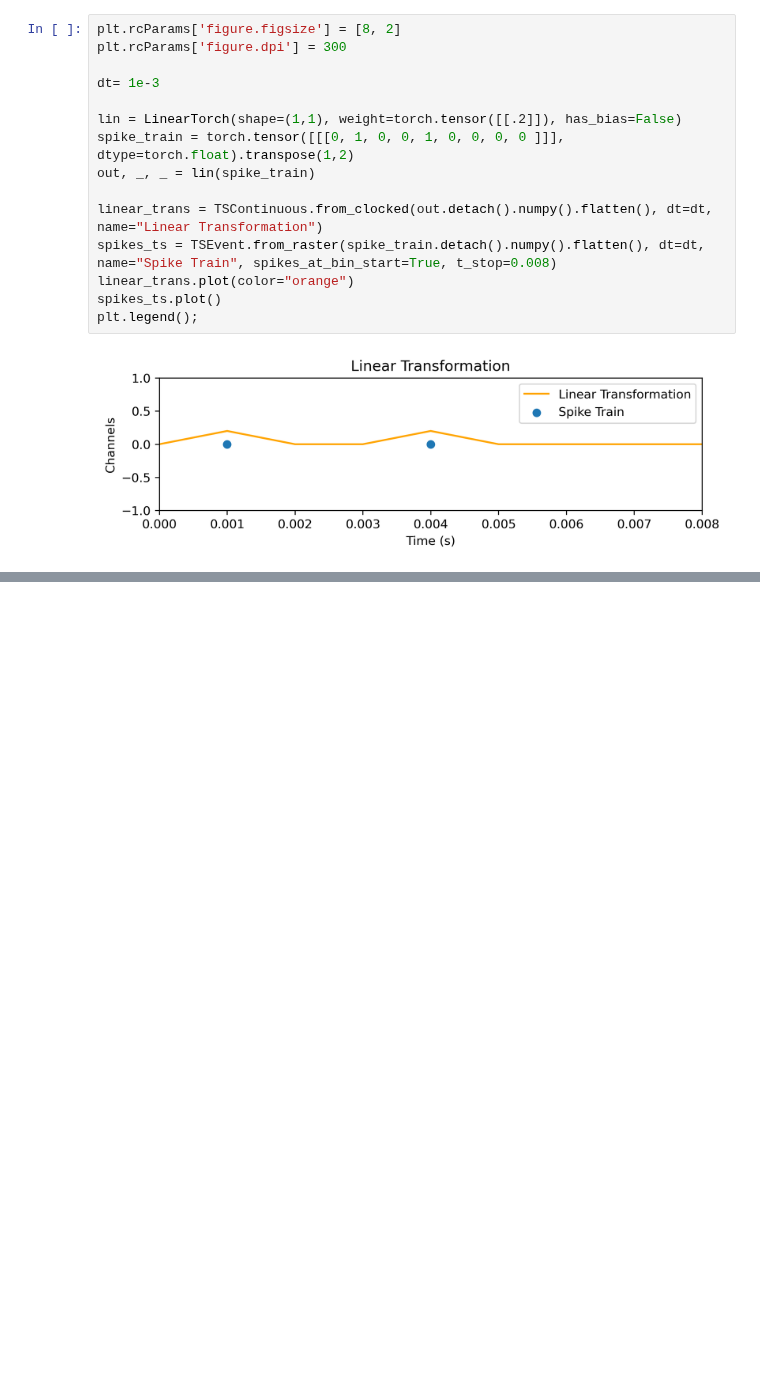
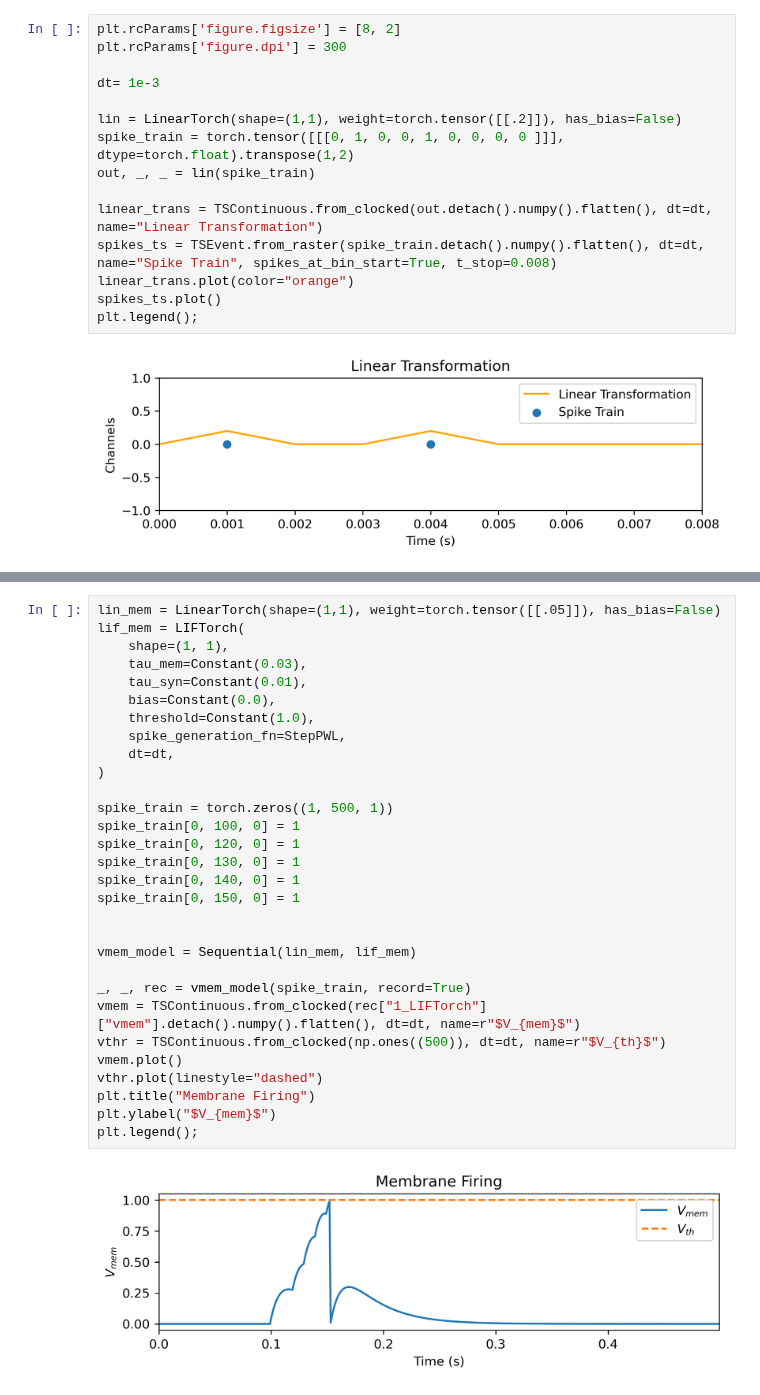
Before and after one commit to synsense/snn-workshop-amld-2022, a Jupyter notebook: 3. Training SNNs from scracth/diagrams/plot_generator.ipynb, the cells around one changed output, grey strips where cells are left out. Cells and saved outputs as stored; diff of their text form; blank space fills up the shorter version.

```diff
--- a/3. Training SNNs from scracth/diagrams/plot_generator.ipynb
+++ b/3. Training SNNs from scracth/diagrams/plot_generator.ipynb
@@ -126,0 +128,32 @@ plt.legend();
+# %%
+lin_mem = LinearTorch(shape=(1,1), weight=torch.tensor([[.05]]), has_bias=False)
+lif_mem = LIFTorch(
+    shape=(1, 1),
+    tau_mem=Constant(0.03),
+    tau_syn=Constant(0.01),
+    bias=Constant(0.0),
+    threshold=Constant(1.0),
+    spike_generation_fn=StepPWL,
+    dt=dt,
+)
+
+spike_train = torch.zeros((1, 500, 1))
+spike_train[0, 100, 0] = 1
+spike_train[0, 120, 0] = 1
+spike_train[0, 130, 0] = 1
+spike_train[0, 140, 0] = 1
+spike_train[0, 150, 0] = 1
+
+
+vmem_model = Sequential(lin_mem, lif_mem)
+
+_, _, rec = vmem_model(spike_train, record=True)
+vmem = TSContinuous.from_clocked(rec["1_LIFTorch"]["vmem"].detach().numpy().flatten(), dt=dt, name=r"$V_{mem}$")
+vthr = TSContinuous.from_clocked(np.ones((500)), dt=dt, name=r"$V_{th}$")
+vmem.plot()
+vthr.plot(linestyle="dashed")
+plt.title("Membrane Firing")
+plt.ylabel("$V_{mem}$")
+plt.legend();
+# %% [output]
+[figure, added]
```
Also changed, not shown: parts of 1 cell of this notebook.
